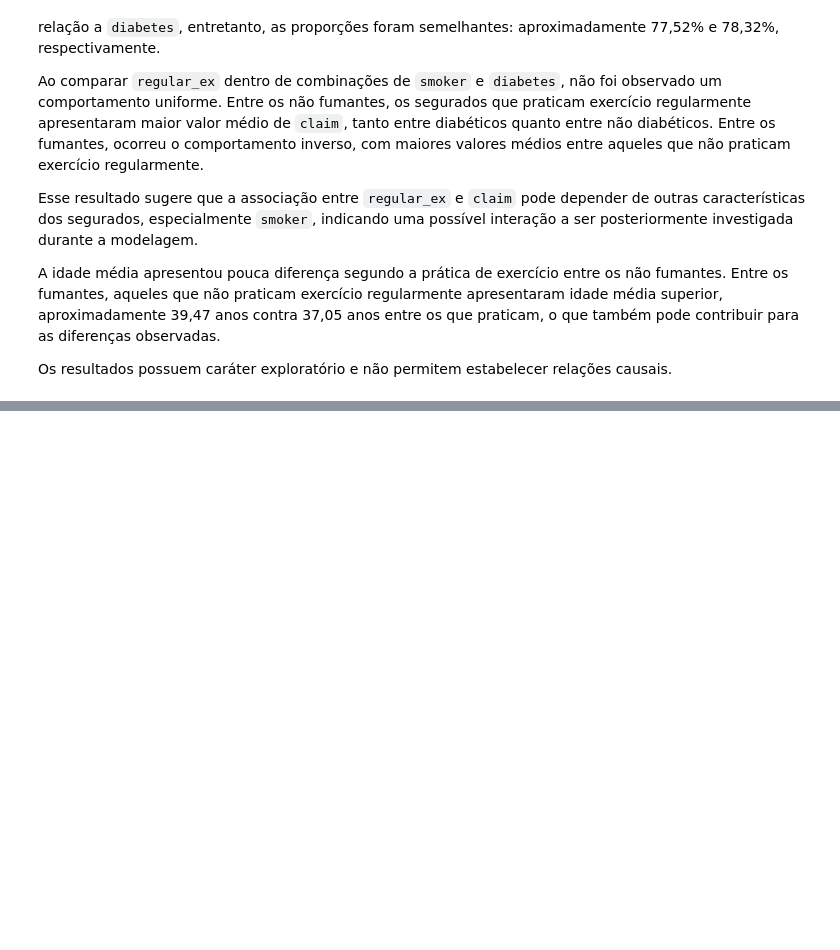
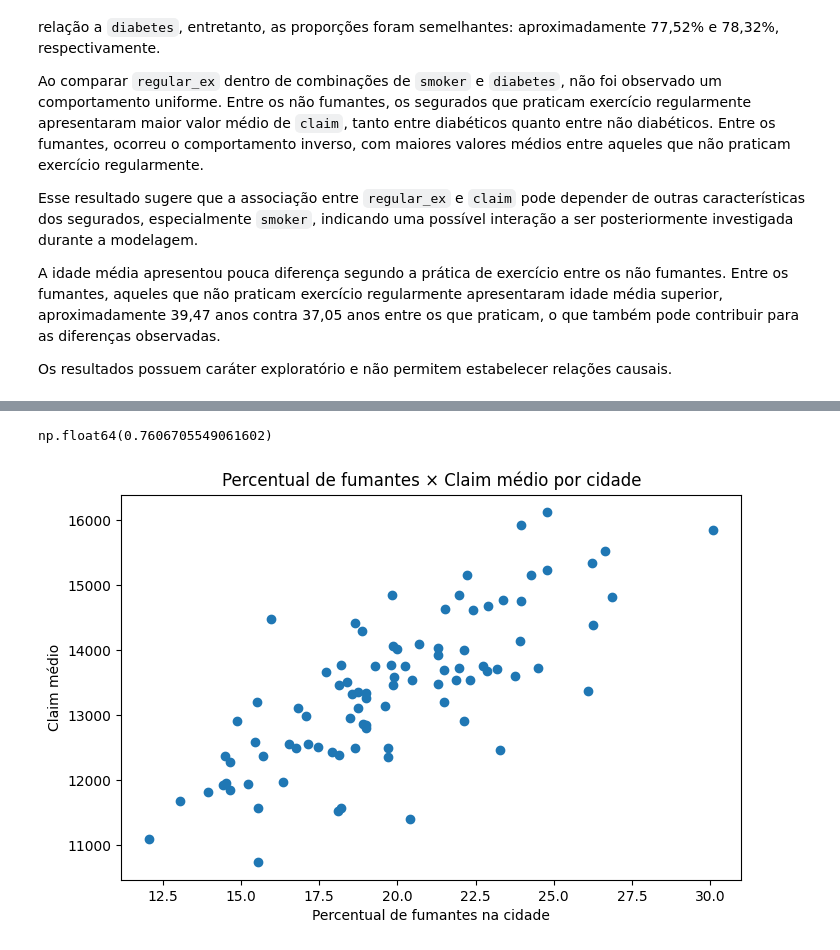
Before and after one commit to DalpesCS50/trab_estagio4_health-insurance-claims-prediction, a Jupyter notebook: notebooks/01_exploracao_inicial_health_insurance.ipynb, the cells around one changed output, grey strips where cells are left out. Drawn from its saved outputs; the diff is of its cells as text; code cells hidden in the pictures; blank space fills up the shorter version.

```diff
--- a/notebooks/01_exploracao_inicial_health_insurance.ipynb
+++ b/notebooks/01_exploracao_inicial_health_insurance.ipynb
@@ -1018,0 +1132,6 @@ Os resultados possuem caráter exploratório e não permitem estabelecer relaç
+# %%
+claim_city = dados.groupby("city")["claim"].agg(
+    ["count", "mean", "median"]
+).sort_values("mean", ascending=False)
+
+claim_city.head(10)
@@ -1018,0 +1166,6 @@ Os resultados possuem caráter exploratório e não permitem estabelecer relaç
+# %%
+proporcao_fumantes_city = dados.groupby("city")["smoker"].mean() * 100
+
+claim_city["fumantes_%"] = proporcao_fumantes_city
+
+claim_city.head(10)
@@ -1018,0 +1185,21 @@ Os resultados possuem caráter exploratório e não permitem estabelecer relaç
+# %%
+claim_city["mean"].corr(claim_city["fumantes_%"])
+# %% [output]
+np.float64(0.7606705549061602)
+# %%
+import matplotlib.pyplot as plt
+
+plt.figure(figsize=(8, 5))
+
+plt.scatter(
+    claim_city["fumantes_%"],
+    claim_city["mean"]
+)
+
+plt.xlabel("Percentual de fumantes na cidade")
+plt.ylabel("Claim médio")
+plt.title("Percentual de fumantes × Claim médio por cidade")
+
+plt.show()
+# %% [output]
+[figure, added]
```
Also changed, not shown: parts of 34 cells of this notebook.
